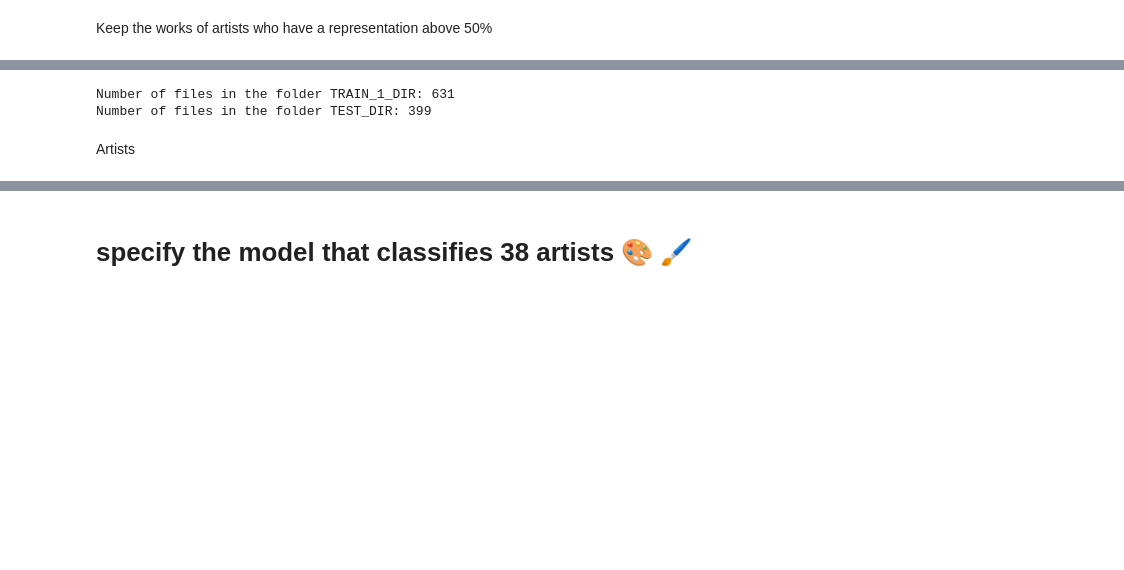
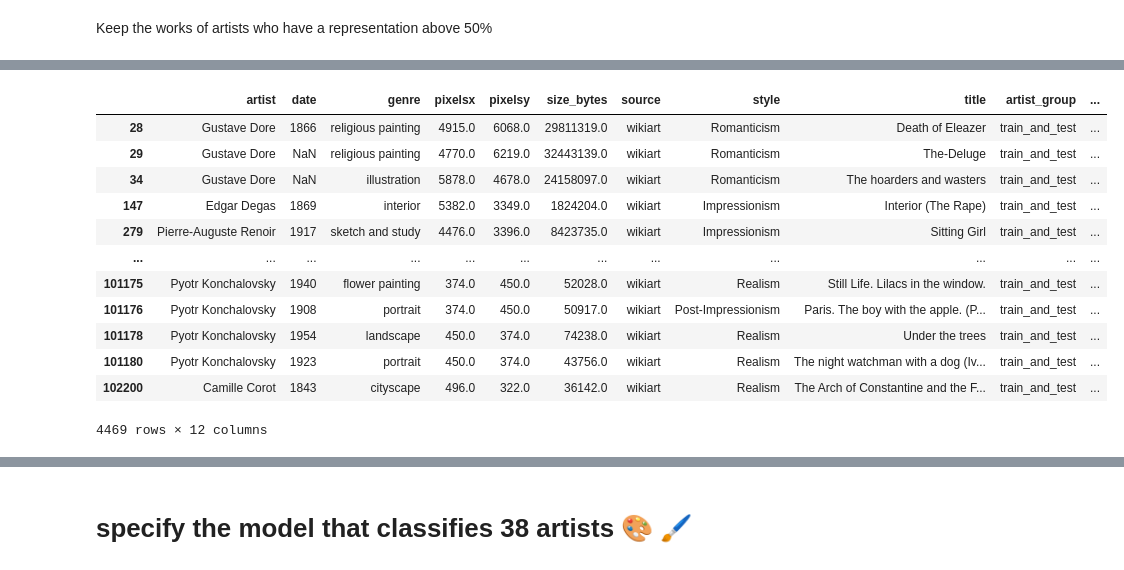
Before and after one commit to DCC-UAB/XNAPproject-grup07, a Jupyter notebook: our_code/starting_point_modified.ipynb, the cells around one changed output, grey strips where cells are left out. Cells and saved outputs as stored; diff of their text form; code cells hidden in the pictures; blank space fills up the shorter version.

```diff
--- a/our_code/starting_point_modified.ipynb
+++ b/our_code/starting_point_modified.ipynb
@@ -101,8 +83,8 @@ Image.MAX_IMAGE_PIXELS = None
 # DATA_DIR =  '/home/xnmaster/Project/input'
 # TRAIN_1_DIR = '/home/xnmaster/Project/input/train_30_artists'
 
-DATA_DIR = r"C:\Users\Mercè\Documents\UAB\XN\Projecte\input"
-TRAIN_1_DIR = r"C:\Users\Mercè\Documents\UAB\XN\Projecte\input\train_10_artists\train_10_artists_1"
+DATA_DIR = "../.."
+TRAIN_1_DIR = "../../train_10_selected_artists"
 
 
 # DATA_DIR = r"/Users/jesus/Desktop/Projecte/"
@@ -127,7 +109,7 @@ TRAIN_DIRS = [TRAIN_1_DIR]
 
 # TEST_DIR = r"/Users/jesus/Desktop/Projecte/test"
 # TEST_DIR = '/home/xnmaster/Project/input/test'
-TEST_DIR = r"C:\Users\Mercè\Documents\UAB\XN\Projecte\input\test\test"
+TEST_DIR = "../../test"
 # %% [markdown]
 Execute in local and virtual
 (no cal cada vegada, només una vegada pq elimina les fotos que no són vàlides)
@@ -405,21 +239,0 @@ TEST_DIR = r"C:\Users\Mercè\Documents\UAB\XN\Projecte\input_new\test" # '/home/
-# %%
-# Get the list of files in the folder
-files_in_folder = os.listdir(TRAIN_1_DIR)
-
-# Count the number of files in the folder
-num_files_in_folder = len(files_in_folder)
-
-print("Number of files in the folder TRAIN_1_DIR:", num_files_in_folder)
-
-
-files_in_folder = os.listdir(TEST_DIR)
-
-# Count the number of files in the folder
-num_files_in_folder = len(files_in_folder)
-
-print("Number of files in the folder TEST_DIR:", num_files_in_folder)
-# %% [output]
-Number of files in the folder TRAIN_1_DIR: 631
-Number of files in the folder TEST_DIR: 399
-# %% [markdown]
-Artists
@@ -426,3 +242,20 @@ Artists
+# %%
+filtered_df = df[df['artist'].isin(training_set_artists)]
+filtered_df
+# %% [output]
+|  | artist | date | genre | pixelsx | pixelsy | size_bytes | source | style | title | artist_group | ... |
+| 28 | Gustave Dore | 1866 | religious painting | 4915.0 | 6068.0 | 29811319.0 | wikiart | Romanticism | Death of Eleazer | train_and_test | ... |
+| 29 | Gustave Dore | NaN | religious painting | 4770.0 | 6219.0 | 32443139.0 | wikiart | Romanticism | The-Deluge | train_and_test | ... |
+| 34 | Gustave Dore | NaN | illustration | 5878.0 | 4678.0 | 24158097.0 | wikiart | Romanticism | The hoarders and wasters | train_and_test | ... |
+| 147 | Edgar Degas | 1869 | interior | 5382.0 | 3349.0 | 1824204.0 | wikiart | Impressionism | Interior (The Rape) | train_and_test | ... |
+| 279 | Pierre-Auguste Renoir | 1917 | sketch and study | 4476.0 | 3396.0 | 8423735.0 | wikiart | Impressionism | Sitting Girl | train_and_test | ... |
+| ... | ... | ... | ... | ... | ... | ... | ... | ... | ... | ... | ... |
+| 101175 | Pyotr Konchalovsky | 1940 | flower painting | 374.0 | 450.0 | 52028.0 | wikiart | Realism | Still Life. Lilacs in the window. | train_and_test | ... |
+| 101176 | Pyotr Konchalovsky | 1908 | portrait | 374.0 | 450.0 | 50917.0 | wikiart | Post-Impressionism | Paris. The boy with the apple. (P... | train_and_test | ... |
+| 101178 | Pyotr Konchalovsky | 1954 | landscape | 450.0 | 374.0 | 74238.0 | wikiart | Realism | Under the trees | train_and_test | ... |
+| 101180 | Pyotr Konchalovsky | 1923 | portrait | 450.0 | 374.0 | 43756.0 | wikiart | Realism | The night watchman with a dog (Iv... | train_and_test | ... |
+| 102200 | Camille Corot | 1843 | cityscape | 496.0 | 322.0 | 36142.0 | wikiart | Realism | The Arch of Constantine and the F... | train_and_test | ... |
+4469 rows × 12 columns
 # %%
 train_df = df[df["in_train"] == True]
 test_df = df[df['in_train'] == False]
```
Also changed, not shown: parts of 26 cells of this notebook, 1 other file.
